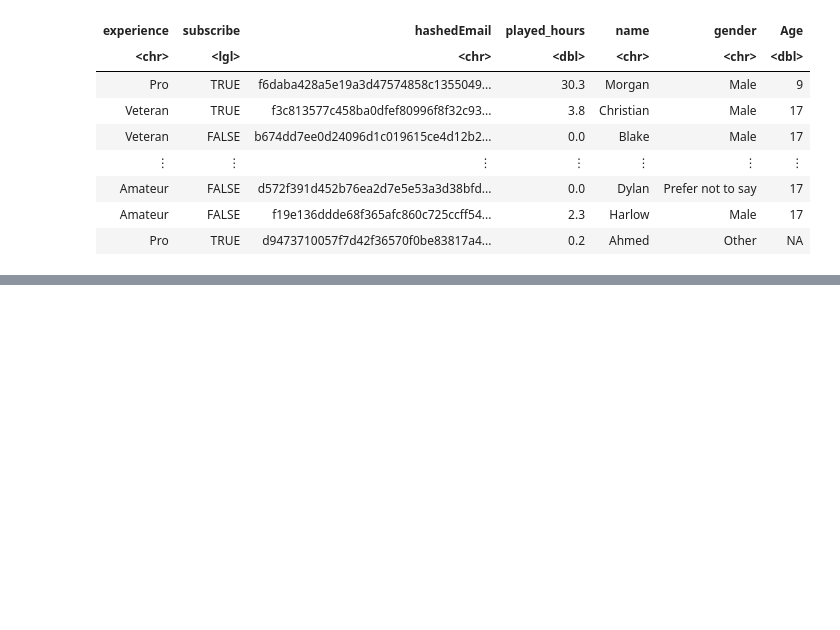
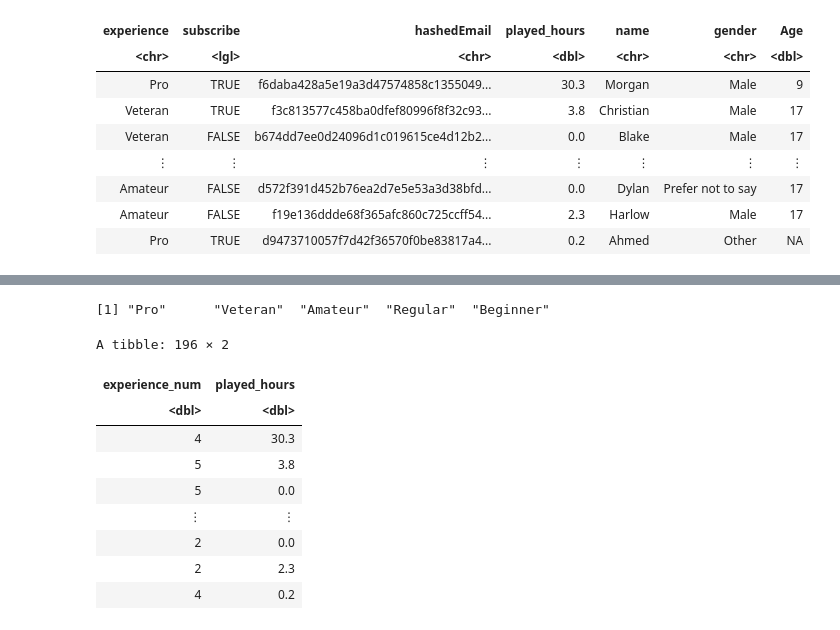
Before and after one commit to bonniechow19/minecraft_project, a Jupyter notebook: minecraft_project.ipynb, the cells around one changed output, grey strips where cells are left out. Cells and saved outputs as stored; diff of their text form; code cells hidden in the pictures; blank space fills up the shorter version.

```diff
--- a/minecraft_project.ipynb
+++ b/minecraft_project.ipynb
@@ -65,0 +90,25 @@ A spec_tbl_df: 196 × 7
+# %%
+#we first need to check the different experience levels
+players|>
+distinct(experience) |> #distinct filters the repetitive values
+pull(experience)
+
+#We can mutate the experience column and select only the columns we want (played_hours and experience_num)
+players <- players |>
+  mutate(experience = factor(experience, levels = c("Beginner", "Amateur", "Regular", "Pro", "Veteran"), ordered = TRUE),
+         experience_num = as.numeric(experience))|> #We ordered the categorical values and set them as numeric values
+  select(experience_num, played_hours)
+
+players
+# %% [output]
+[1] "Pro"      "Veteran"  "Amateur"  "Regular"  "Beginner"
+A tibble: 196 × 2
+| experience_num | played_hours |
+| <dbl> | <dbl> |
+| 4 | 30.3 |
+| 5 | 3.8 |
+| 5 | 0.0 |
+| ⋮ | ⋮ |
+| 2 | 0.0 |
+| 2 | 2.3 |
+| 4 | 0.2 |
```
Also changed, not shown: parts of 18 cells of this notebook, 1 other file.
